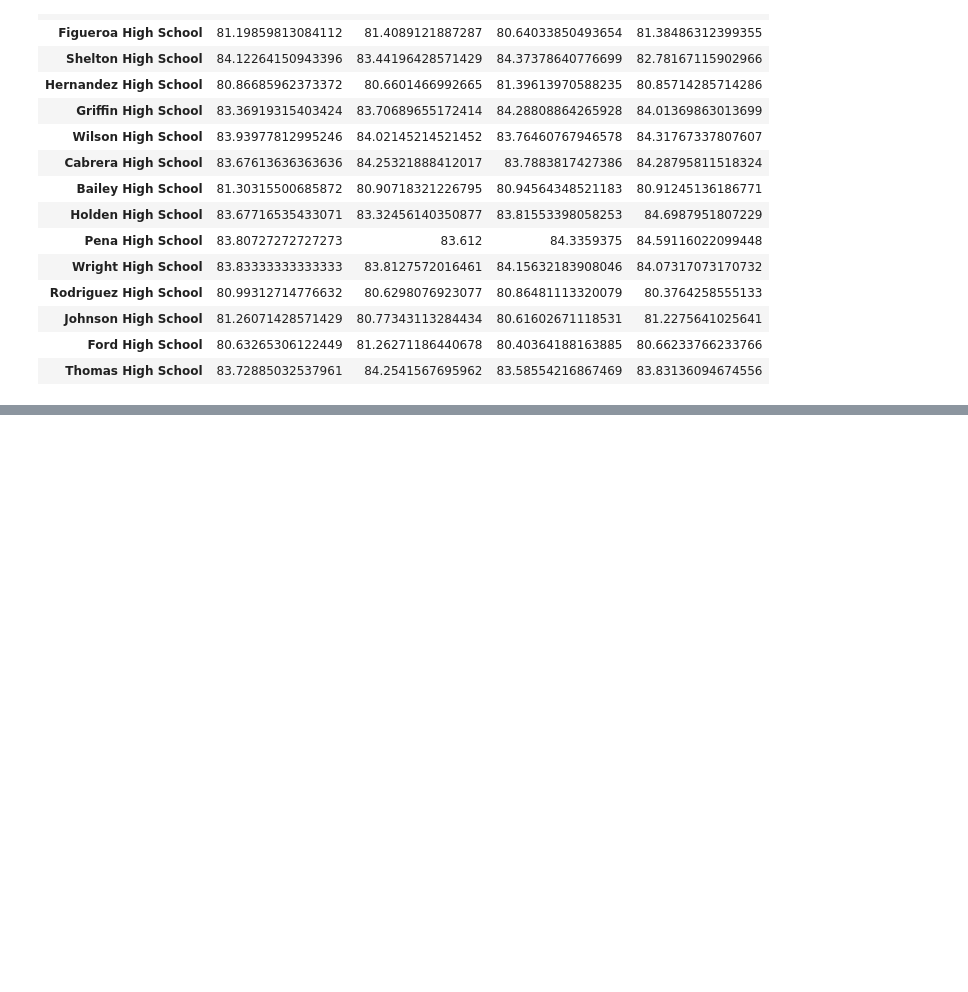
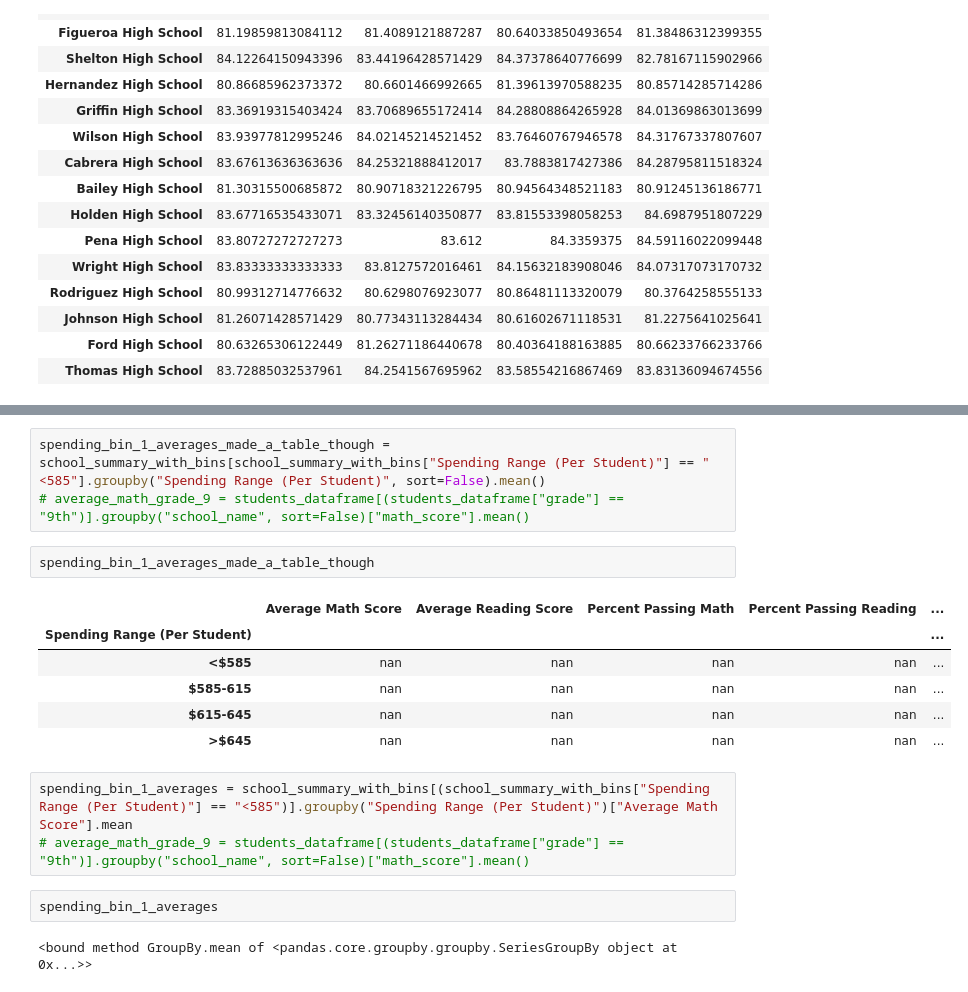
Before and after one commit to TylerTompa/4-Pandas, a Jupyter notebook: PyCitySchools/Academy of Py.ipynb, the cells around one changed output, grey strips where cells are left out. Cells and saved outputs as stored; diff of their text form; blank space fills up the shorter version.

```diff
--- a/PyCitySchools/Academy of Py.ipynb
+++ b/PyCitySchools/Academy of Py.ipynb
@@ -249,0 +299,19 @@ average_reading_scores_by_grade.set_index("School Name")
+# %%
+spending_bin_1_averages_made_a_table_though = school_summary_with_bins[school_summary_with_bins["Spending Range (Per Student)"] == "<585"].groupby("Spending Range (Per Student)", sort=False).mean()
+# average_math_grade_9 = students_dataframe[(students_dataframe["grade"] == "9th")].groupby("school_name", sort=False)["math_score"].mean()
+# %%
+spending_bin_1_averages_made_a_table_though
+# %% [output]
+|  | Average Math Score | Average Reading Score | Percent Passing Math | Percent Passing Reading | ... |
+| Spending Range (Per Student) |  |  |  |  | ... |
+| <$585 | nan | nan | nan | nan | ... |
+| $585-615 | nan | nan | nan | nan | ... |
+| $615-645 | nan | nan | nan | nan | ... |
+| >$645 | nan | nan | nan | nan | ... |
+# %%
+spending_bin_1_averages = school_summary_with_bins[(school_summary_with_bins["Spending Range (Per Student)"] == "<585")].groupby("Spending Range (Per Student)")["Average Math Score"].mean
+# average_math_grade_9 = students_dataframe[(students_dataframe["grade"] == "9th")].groupby("school_name", sort=False)["math_score"].mean()
+# %%
+spending_bin_1_averages
+# %% [output]
+<bound method GroupBy.mean of <pandas.core.groupby.groupby.SeriesGroupBy object at 0x...>>
```
Also changed, not shown: parts of 18 cells of this notebook.
